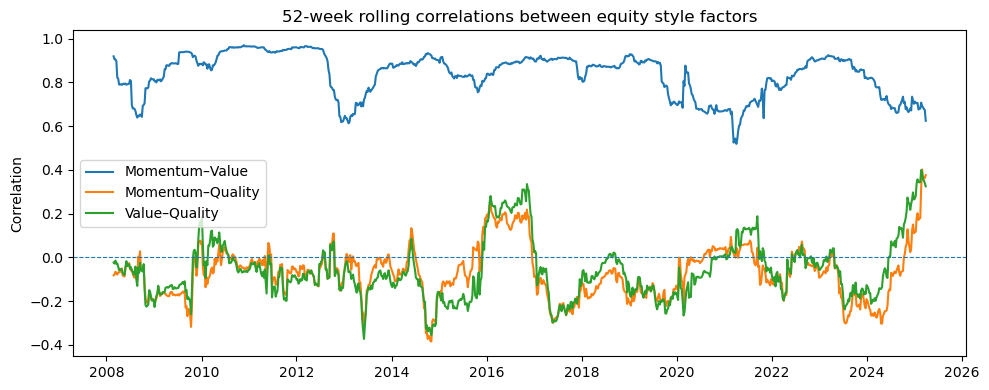
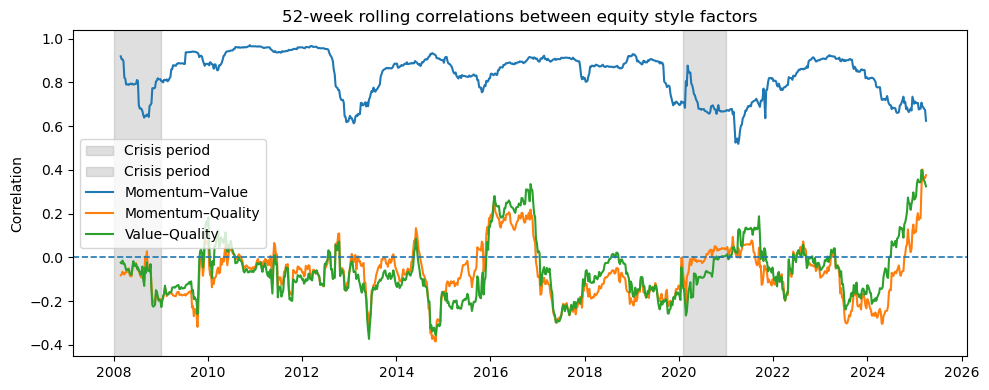
Unified diff of the notebook cell whose output changed from the first chart to the second:
--- before
+++ after
@@ -1,3 +1,10 @@
 fig, ax = plt.subplots(figsize=(10, 4))
+# === Shade crisis periods ===
+for start, end in crisis_periods:
+    plt.axvspan(pd.to_datetime(start),
+                pd.to_datetime(end),
+                color="grey",
+                alpha=0.25,
+                label="Crisis period")
 
 ax.plot(rolling_mv, label='Momentum–Value')
@@ -5,5 +12,5 @@
 ax.plot(rolling_vq, label='Value–Quality')
 
-ax.axhline(0, linestyle='--', linewidth=0.8)
+ax.axhline(0, linestyle='--', linewidth=1.2)
 ax.set_title('52-week rolling correlations between equity style factors')
 ax.set_ylabel('Correlation')

Commit: draft update methodology section